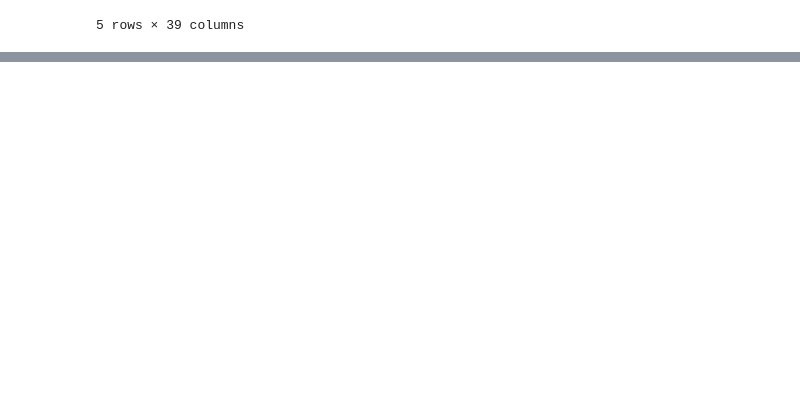
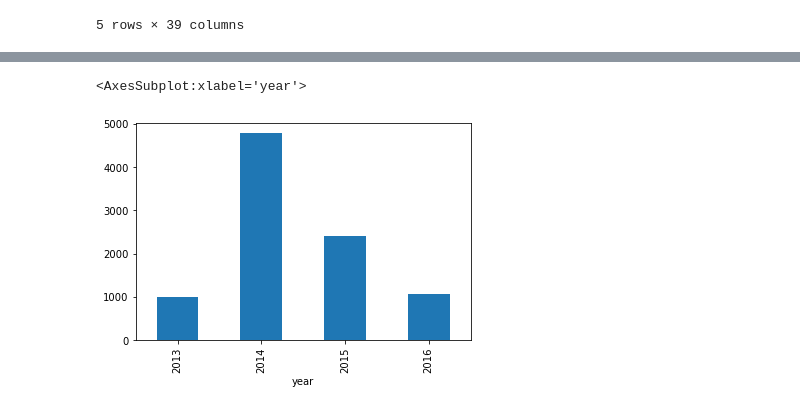
Before and after one commit to OmarCardoso/Projeto-telecom-gsm, a Jupyter notebook: code_01.ipynb, the cells around one changed output, grey strips where cells are left out. Cells and saved outputs as stored; diff of their text form; code cells hidden in the pictures; blank space fills up the shorter version.

```diff
--- a/code_01.ipynb
+++ b/code_01.ipynb
@@ -121,0 +654,7 @@ AttributeError: 'Series' object has no attribute 'convert_objects'
+# %%
+# SOMA OS PRECOS AO LONGO DOS ANOS
+group_year_prices=phones_new.groupby('year')['approx_price_EUR'].sum()
+group_year_prices.plot.bar()
+# %% [output]
+<AxesSubplot:xlabel='year'>
+[figure, added]
```
Also changed, not shown: parts of 76 cells of this notebook.
